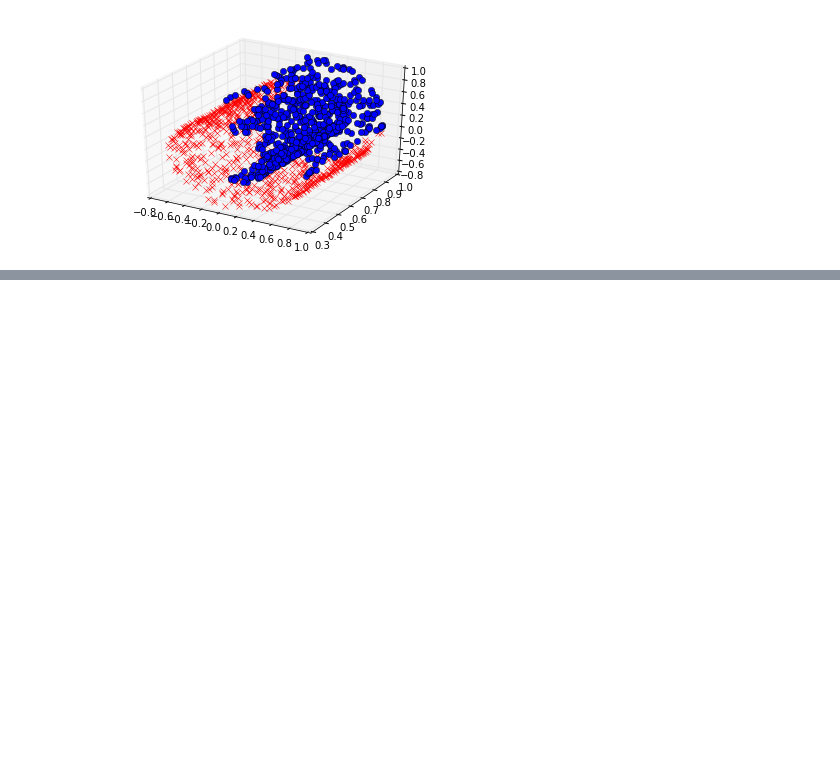
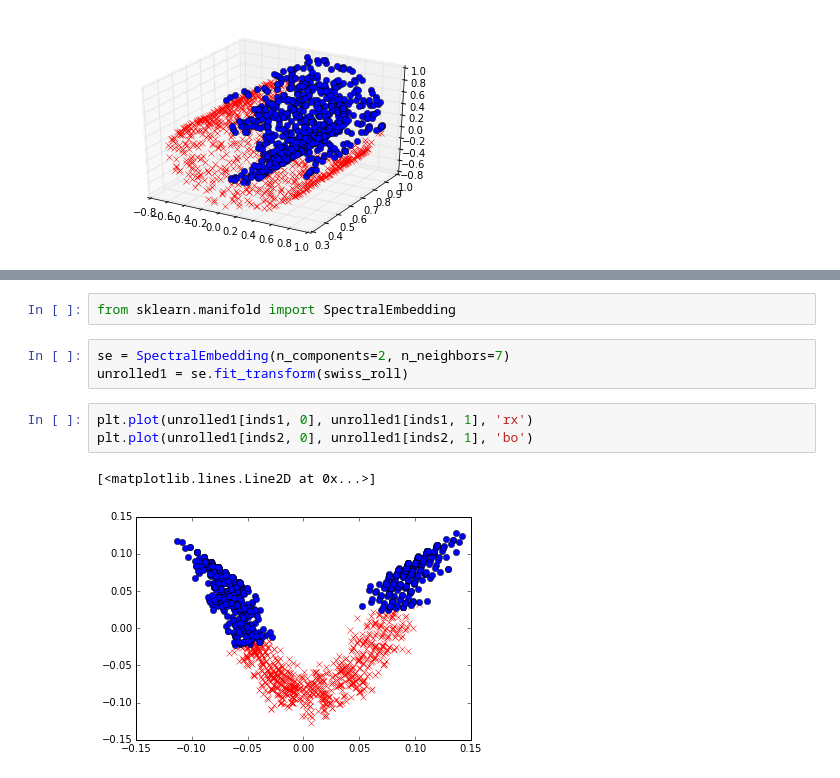
Before and after one commit to stephentu/swissroll, a Jupyter notebook: src/notebooks/viz.ipynb, the cells around one changed output, grey strips where cells are left out. Saved outputs shown, nothing was run; the diff lists cells and outputs as text; blank space fills up the shorter version.

```diff
--- a/src/notebooks/viz.ipynb
+++ b/src/notebooks/viz.ipynb
@@ -32,0 +35,11 @@ plt.plot(unrolled[inds2, 0], unrolled[inds2, 1], 'bo')
+# %%
+from sklearn.manifold import SpectralEmbedding
+# %%
+se = SpectralEmbedding(n_components=2, n_neighbors=7)
+unrolled1 = se.fit_transform(swiss_roll)
+# %%
+plt.plot(unrolled1[inds1, 0], unrolled1[inds1, 1], 'rx')
+plt.plot(unrolled1[inds2, 0], unrolled1[inds2, 1], 'bo')
+# %% [output]
+[<matplotlib.lines.Line2D at 0x...>]
+[figure, added]
```
Also changed, not shown: parts of 3 cells of this notebook.
